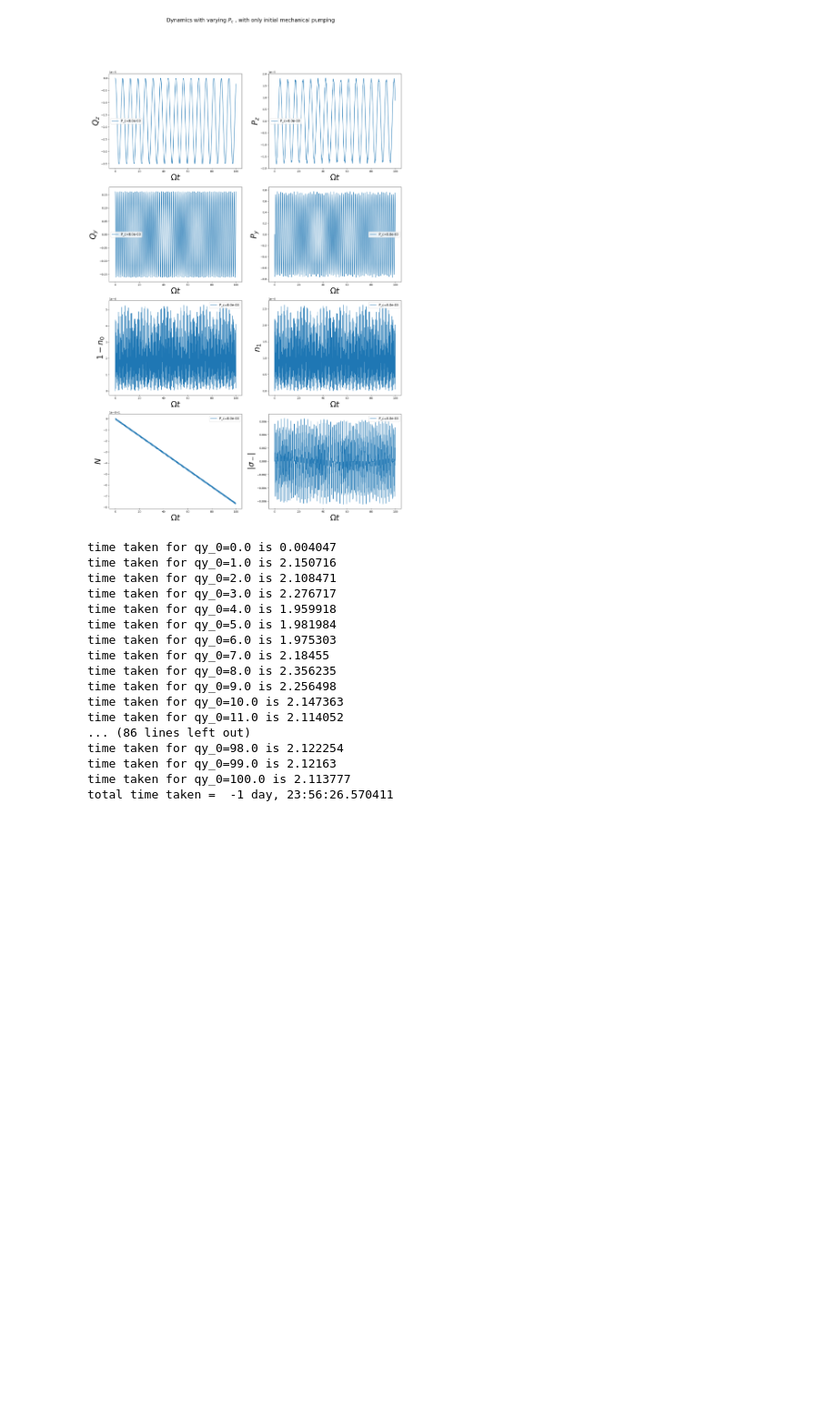
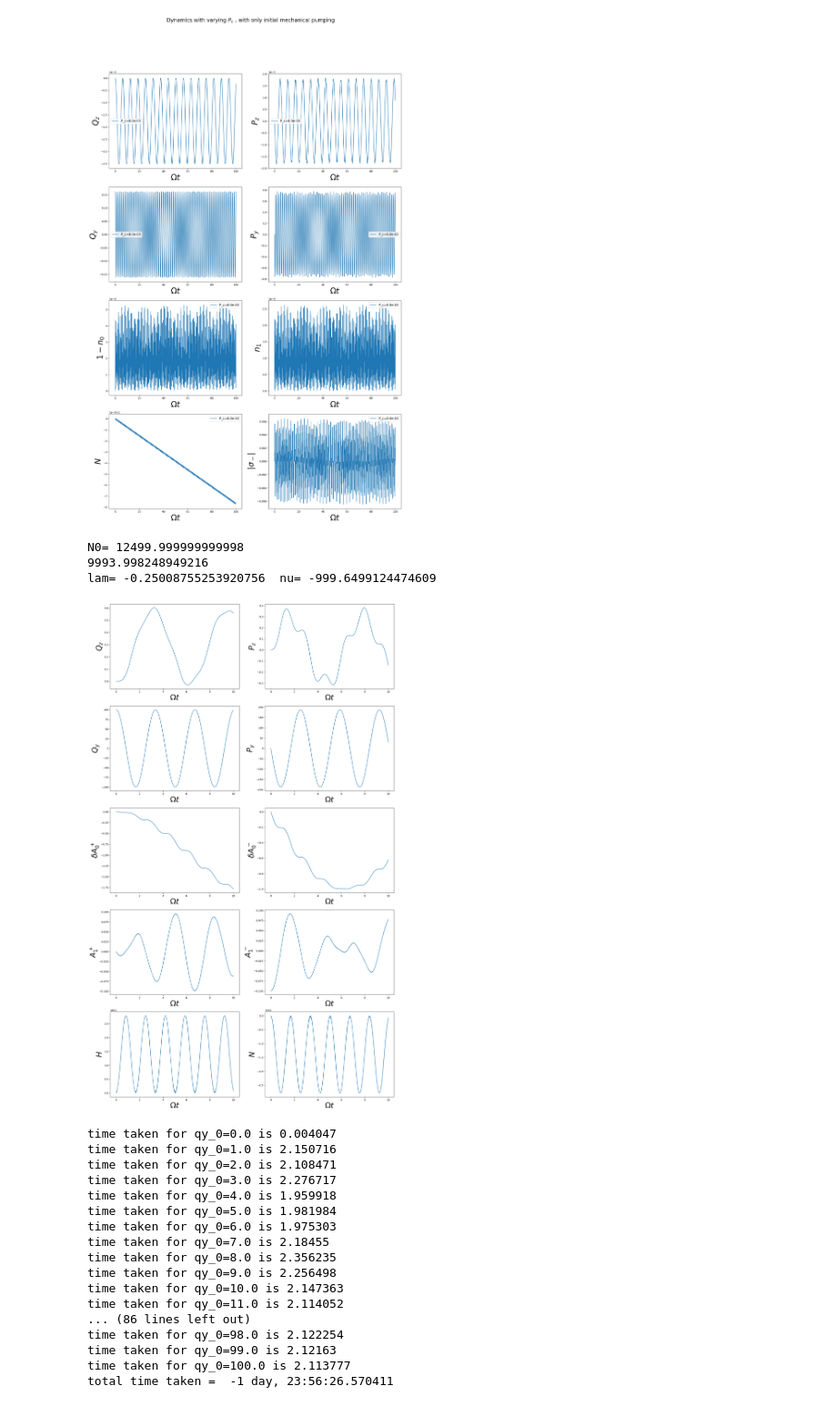
Before and after one commit to Satyamjha2/Optomechanics, a Jupyter notebook: new_model_v4.ipynb, the cells around one changed output. Shown at 91% size. Saved outputs shown, nothing was run; the diff lists cells and outputs as text; code cells hidden in the pictures; blank space fills up the shorter version.

```diff
--- a/new_model_v4.ipynb
+++ b/new_model_v4.ipynb
@@ -146,6 +146,49 @@ def real_evolve(z0,tf,param_list,N_step=300,method="DOP853"):
     for i in range(np.shape(zz)[0]):
         sol.append(np.real(zz[i]))
     return sol,t
+# %%
+P=0.1 ############### CRITICAL parameter
+g_y=1e-1
+N0=(P*del_omega)**3/(8*g_y**2)
+print("N0=",N0)
+title='$g_y={0}\Omega  \: ; \: N_0={1} \: ; \: P_c={2}$'.format(g_y,N0,P)
+
+label_list=["$Q_z$","$P_z$","$Q_y$","$P_y$","$\delta A_0^+$","$\delta A_0^-$","$A_1^+$","$A_1^-$","$H$","$N$"]
+
+D=((1-del_omega**2)**2-P**3*del_omega**4)**0.5
+print(D)
+lp=(1-del_omega**2+D)/(2*del_omega*g_y)
+lm=(1-del_omega**2-D)/(2*del_omega*g_y)
+print("lam=",lp," nu=",lm)
+tf=1e1
+N_step=1000
+fig, axs = plt.subplots(5, 2,figsize=(20,35))
+# fig.suptitle('Dynamics with varying '+"$P_c$"+" , with only initial mechanical pumping", fontsize=20)
+# N0_list=np.linspace(8,9,1)
+N0_list=[N0]
+qy_0=100
+h=N0*del_omega+qy_0**2/4
+# z_0=np.array([0,0,qy_0,0,0,0,0,0,1,h])
+# z_0=np.array([0,0,qy_0,0,0,0,0,0, N0*del_omega,0,0, qy_0**2/4,0])  ### 0 mode excitation
+# z_0=np.array([0,0,qy_0,0,0,0,0,qy_0/lp, N0*del_omega,0,0, qy_0**2/4,0])  ### lam_plus mode excitation
+z_0=np.array([0,0,qy_0,0,0,0,0,qy_0/lm, N0*del_omega,0,0, qy_0**2/4,0])  ### lam_minus mode excitation
+
+for N0 in (N0_list):
+    param_list=[g_z1,g_y,del_omega,N0]   ##g_z0,g_z1,g_y,ohm, omega_0, omega_1, del_omega, N_eq
+    zz,t=real_evolve(z_0,tf,param_list,N_step)
+    for i in range(10):
+        axs[i//2,i%2].plot(t,zz[i])
+for i in range(10):
+    axs[i//2,i%2].set_ylabel(label_list[i],fontsize=30)
+    axs[i//2,i%2].set_xlabel('$\Omega  t$',fontsize=30)
+#     axs[i//2,i%2].legend(fontsize=12)
+
+plt.show()
+# %% [output]
+N0= 12499.999999999998
+9993.998248949216
+lam= -0.25008755253920756  nu= -999.6499124474609
+[figure, added]
 # %%
 g_y=1e-1
 tf=2e1
```
Also changed, not shown: parts of 2 cells of this notebook, 2 other files.
